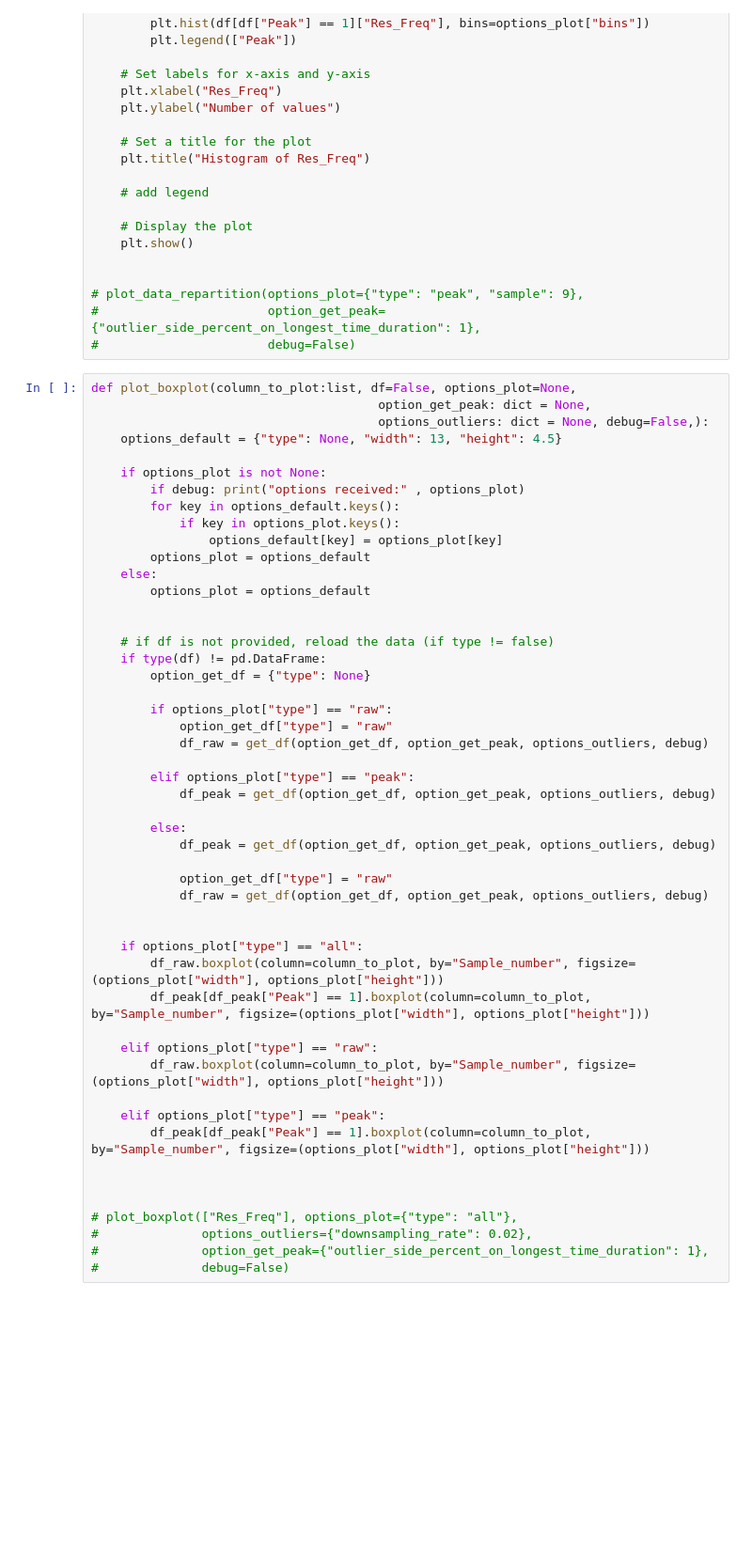
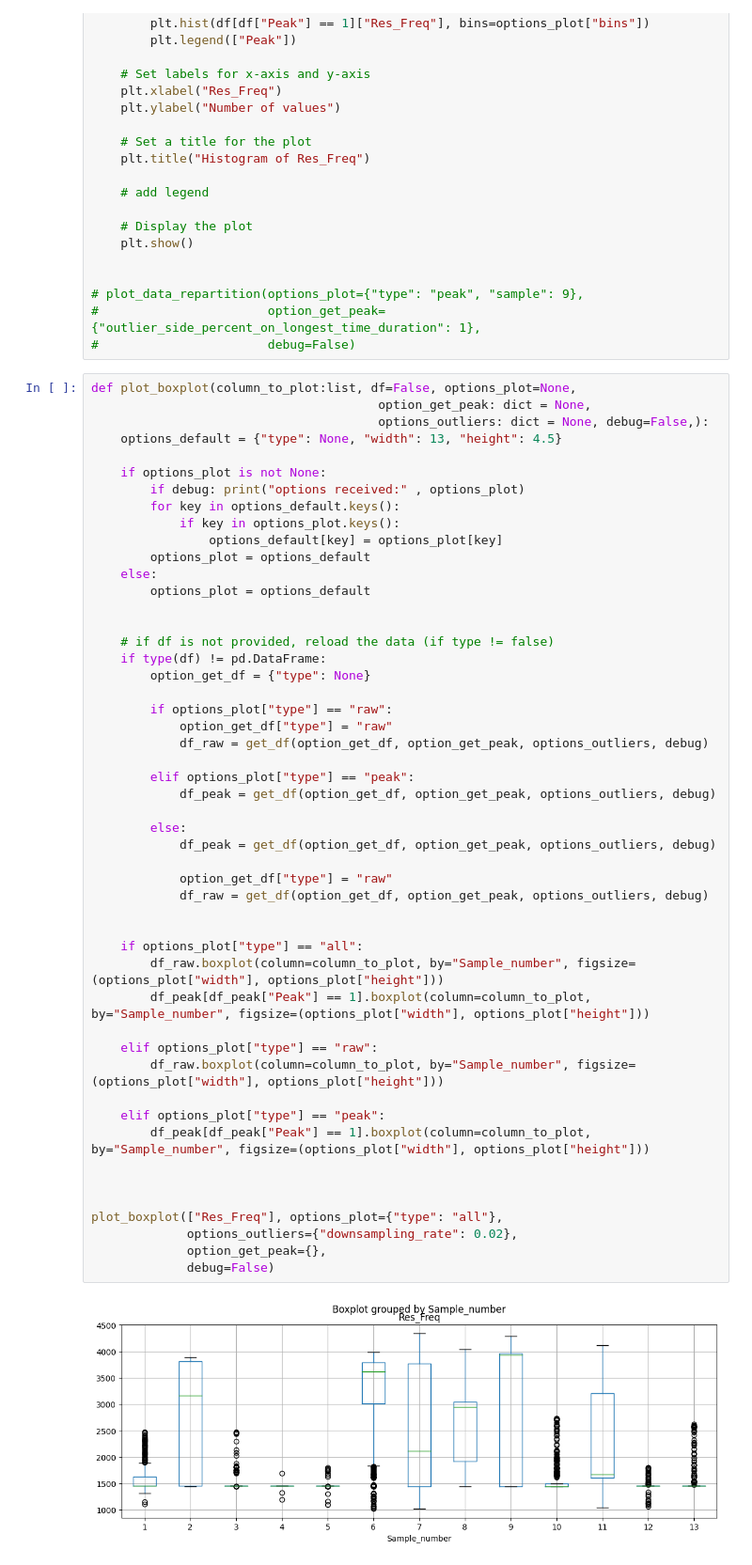
Before and after one commit to Weyrd/Cells_characteristics_Mems_ai, a Jupyter notebook: data_/model_train.ipynb, the cells around one changed output. Shown at 94% size. Saved outputs shown, nothing was run; the diff lists cells and outputs as text; blank space fills up the shorter version.

```diff
--- a/data_/model_train.ipynb
+++ b/data_/model_train.ipynb
@@ -377,34 +412,36 @@ def plot_boxplot(column_to_plot:list, df=False, options_plot=None,
     # if df is not provided, reload the data (if type != false)
     if type(df) != pd.DataFrame:
         option_get_df = {"type": None}
 
         if options_plot["type"] == "raw":
             option_get_df["type"] = "raw"
             df_raw = get_df(option_get_df, option_get_peak, options_outliers, debug)
 
         elif options_plot["type"] == "peak":
             df_peak = get_df(option_get_df, option_get_peak, options_outliers, debug)
 
         else:
             df_peak = get_df(option_get_df, option_get_peak, options_outliers, debug)
 
             option_get_df["type"] = "raw"
             df_raw = get_df(option_get_df, option_get_peak, options_outliers, debug)
 
 
     if options_plot["type"] == "all":
         df_raw.boxplot(column=column_to_plot, by="Sample_number", figsize=(options_plot["width"], options_plot["height"]))
         df_peak[df_peak["Peak"] == 1].boxplot(column=column_to_plot, by="Sample_number", figsize=(options_plot["width"], options_plot["height"]))
 
     elif options_plot["type"] == "raw":
         df_raw.boxplot(column=column_to_plot, by="Sample_number", figsize=(options_plot["width"], options_plot["height"]))
 
     elif options_plot["type"] == "peak":
         df_peak[df_peak["Peak"] == 1].boxplot(column=column_to_plot, by="Sample_number", figsize=(options_plot["width"], options_plot["height"]))
 
 
 
-# plot_boxplot(["Res_Freq"], options_plot={"type": "all"},
-#              options_outliers={"downsampling_rate": 0.02},
-#              option_get_peak={"outlier_side_percent_on_longest_time_duration": 1},
-#              debug=False)
+plot_boxplot(["Res_Freq"], options_plot={"type": "all"},
+             options_outliers={"downsampling_rate": 0.02},
+             option_get_peak={},
+             debug=False)
+# %% [output]
+[figure, added]
```
Also changed, not shown: parts of 5 cells of this notebook, 2 other files.
